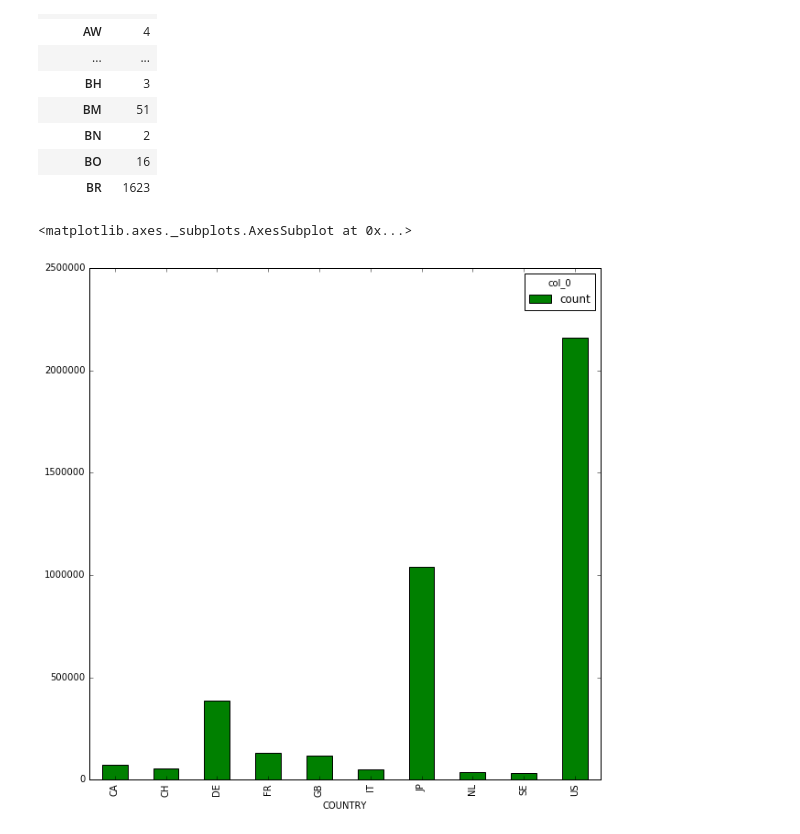
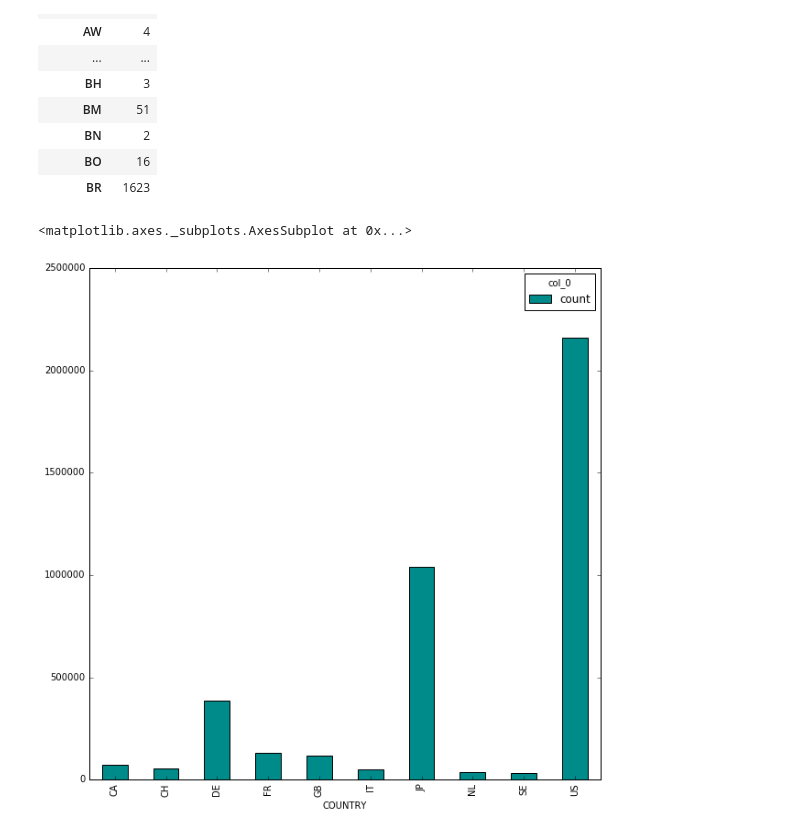
Before and after one commit to bilguunchinzorigEPFL/dataVisualization, a Jupyter notebook: Cleaning_pipline/Cleaning_pipeline_first_attempt.ipynb, the cells around one changed output. Drawn from its saved outputs; the diff is of its cells as text; code cells hidden in the pictures.

```diff
--- a/Cleaning_pipline/Cleaning_pipeline_first_attempt.ipynb
+++ b/Cleaning_pipline/Cleaning_pipeline_first_attempt.ipynb
@@ -395,7 +396,7 @@ Number of patents per country
 patent_country_greater_than_mean = countries_patent.loc[countries_patent['count']>27930.06]
 # %%
 
-patent_country_greater_than_mean.plot(kind='bar', figsize=(10,10), color='green' )
+patent_country_greater_than_mean.plot(kind='bar', figsize=(10,10), color='darkcyan' )
 # %% [output]
 <matplotlib.axes._subplots.AxesSubplot at 0x...>
-[figure, old version]
+[figure, new version]
```
Also changed, not shown: parts of 18 cells of this notebook.
